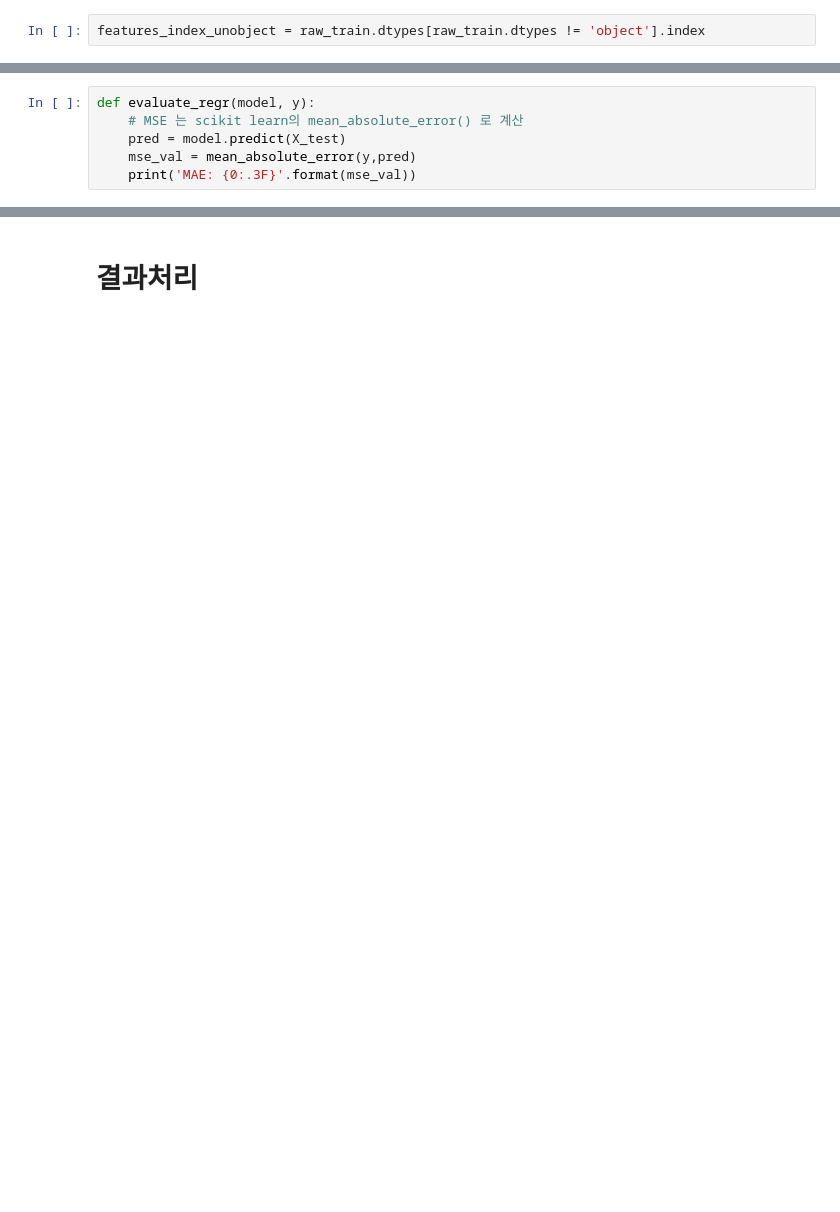
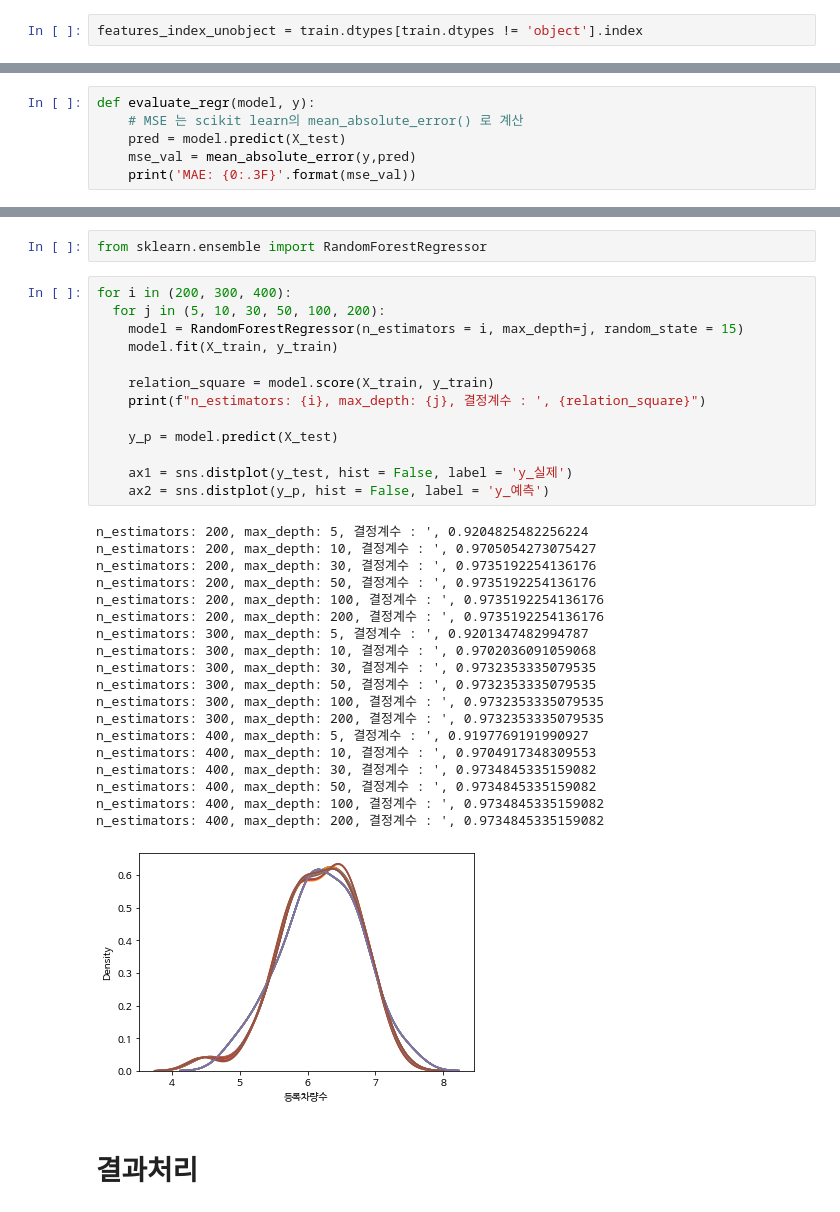
Before and after one commit to koreahong/parking_lot_analysis, a Jupyter notebook: 주차수요예측.ipynb, the cells around one changed output, grey strips where cells are left out. Saved outputs shown, nothing was run; the diff lists cells and outputs as text; blank space fills up the shorter version.

```diff
--- a/주차수요예측.ipynb
+++ b/주차수요예측.ipynb
@@ -884,3 +1394,3 @@ for col in ohe.get_feature_names():
 - 코드와 공급유형, 잔격유형 별로 데이터집계
 # %%
-features_index_unobject = raw_train.dtypes[raw_train.dtypes != 'object'].index
+features_index_unobject = train.dtypes[train.dtypes != 'object'].index
@@ -1047,2 +1562,37 @@ MAE: 0.200
+# %%
+from sklearn.ensemble import RandomForestRegressor
+# %%
+for i in (200, 300, 400):
+  for j in (5, 10, 30, 50, 100, 200):
+    model = RandomForestRegressor(n_estimators = i, max_depth=j, random_state = 15)
+    model.fit(X_train, y_train)
+
+    relation_square = model.score(X_train, y_train)
+    print(f"n_estimators: {i}, max_depth: {j}, 결정계수 : ', {relation_square}")
+
+    y_p = model.predict(X_test)
+
+    ax1 = sns.distplot(y_test, hist = False, label = 'y_실제')
+    ax2 = sns.distplot(y_p, hist = False, label = 'y_예측')
+# %% [output]
+n_estimators: 200, max_depth: 5, 결정계수 : ', 0.9204825482256224
+n_estimators: 200, max_depth: 10, 결정계수 : ', 0.9705054273075427
+n_estimators: 200, max_depth: 30, 결정계수 : ', 0.9735192254136176
+n_estimators: 200, max_depth: 50, 결정계수 : ', 0.9735192254136176
+n_estimators: 200, max_depth: 100, 결정계수 : ', 0.9735192254136176
+n_estimators: 200, max_depth: 200, 결정계수 : ', 0.9735192254136176
+n_estimators: 300, max_depth: 5, 결정계수 : ', 0.9201347482994787
+n_estimators: 300, max_depth: 10, 결정계수 : ', 0.9702036091059068
+n_estimators: 300, max_depth: 30, 결정계수 : ', 0.9732353335079535
+n_estimators: 300, max_depth: 50, 결정계수 : ', 0.9732353335079535
+n_estimators: 300, max_depth: 100, 결정계수 : ', 0.9732353335079535
+n_estimators: 300, max_depth: 200, 결정계수 : ', 0.9732353335079535
+n_estimators: 400, max_depth: 5, 결정계수 : ', 0.9197769191990927
+n_estimators: 400, max_depth: 10, 결정계수 : ', 0.9704917348309553
+n_estimators: 400, max_depth: 30, 결정계수 : ', 0.9734845335159082
+n_estimators: 400, max_depth: 50, 결정계수 : ', 0.9734845335159082
+n_estimators: 400, max_depth: 100, 결정계수 : ', 0.9734845335159082
+n_estimators: 400, max_depth: 200, 결정계수 : ', 0.9734845335159082
+[figure, added]
 # %% [markdown]
 # 결과처리
```
Also changed, not shown: parts of 158 cells of this notebook.
